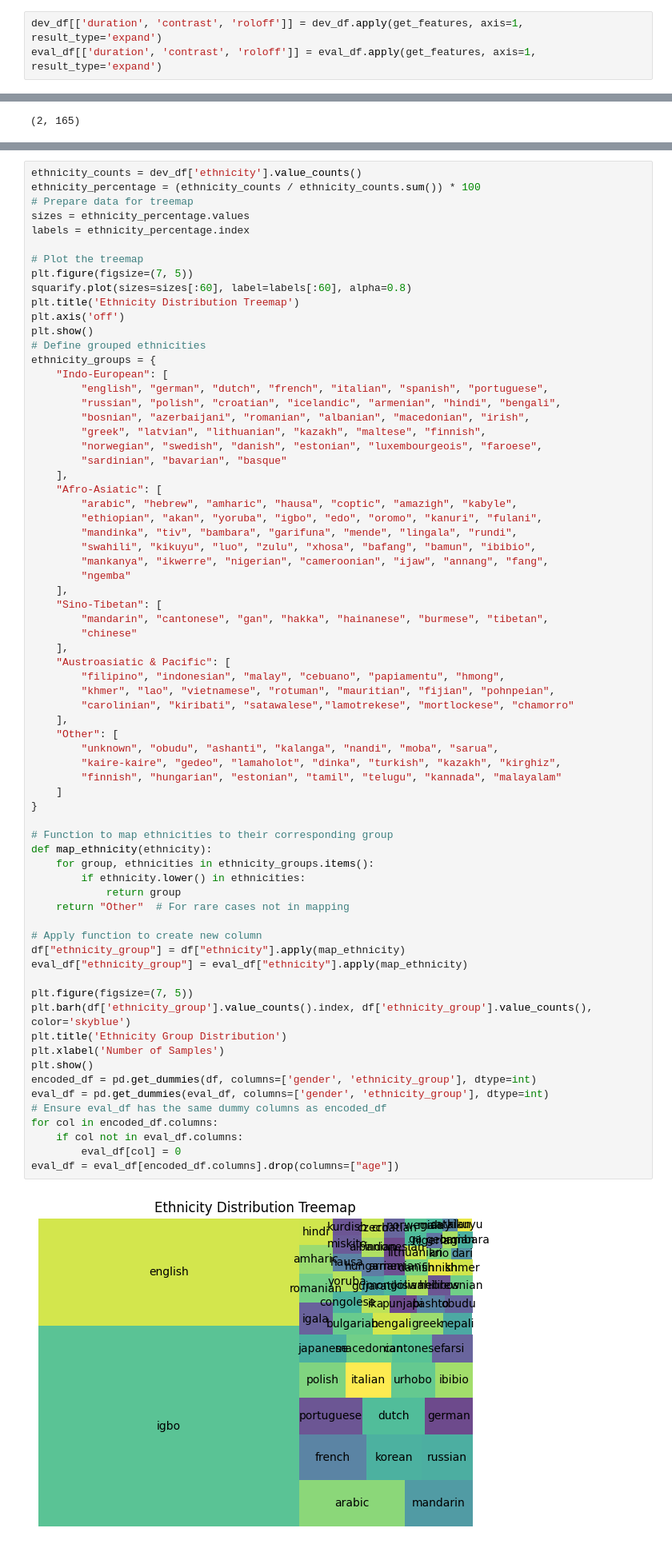
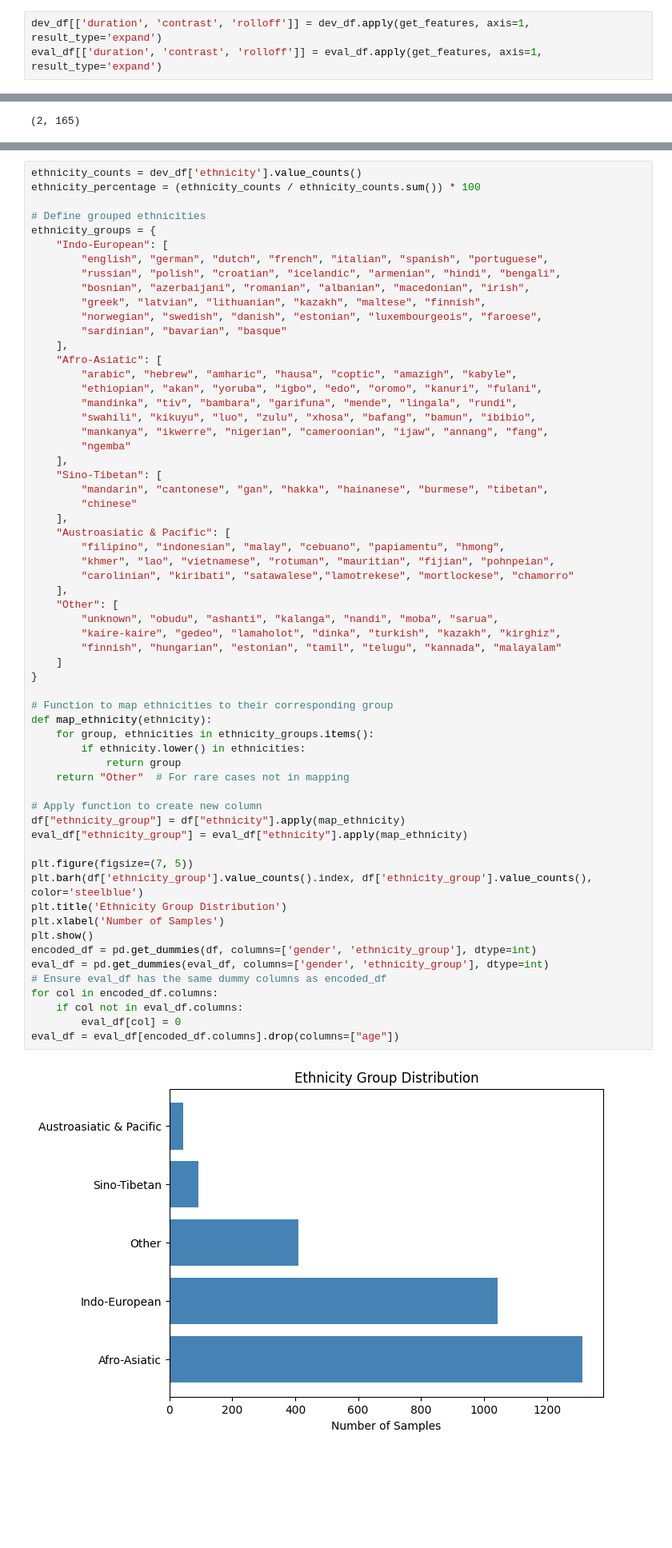
Before and after one commit to d4darius/DSL-AgeDetection, a Jupyter notebook: DSL-AgeDetection.ipynb, the cells around one changed output, grey strips where cells are left out. Shown at 80% size. Drawn from its saved outputs; the diff is of its cells as text; blank space fills up the shorter version.

```diff
--- a/DSL-AgeDetection.ipynb
+++ b/DSL-AgeDetection.ipynb
@@ -90,8 +90,8 @@ def get_features(row):
         return librosa.get_duration(y=y, sr=sr) , spectral_contrast_mean , spectral_rolloff_mean
     return np.nan, np.nan, np.nan, np.nan
 # %%
-dev_df[['duration', 'contrast', 'roloff']] = dev_df.apply(get_features, axis=1, result_type='expand')
-eval_df[['duration', 'contrast', 'roloff']] = eval_df.apply(get_features, axis=1, result_type='expand')
+dev_df[['duration', 'contrast', 'rolloff']] = dev_df.apply(get_features, axis=1, result_type='expand')
+eval_df[['duration', 'contrast', 'rolloff']] = eval_df.apply(get_features, axis=1, result_type='expand')
 # %%
 # define a copy of the df to work on
 df = dev_df.copy()
@@ -176,16 +183,7 @@ Notice that _gender_ only assumes two distinct values ( as expected), while the
 # %%
 ethnicity_counts = dev_df['ethnicity'].value_counts()
 ethnicity_percentage = (ethnicity_counts / ethnicity_counts.sum()) * 100
-# Prepare data for treemap
-sizes = ethnicity_percentage.values
-labels = ethnicity_percentage.index
 
-# Plot the treemap
-plt.figure(figsize=(7, 5))
-squarify.plot(sizes=sizes[:60], label=labels[:60], alpha=0.8)
-plt.title('Ethnicity Distribution Treemap')
-plt.axis('off')
-plt.show()
 # Define grouped ethnicities
 ethnicity_groups = {
     "Indo-European": [
@@ -216,32 +214,32 @@ ethnicity_groups = {
     "Other": [
         "unknown", "obudu", "ashanti", "kalanga", "nandi", "moba", "sarua",
         "kaire-kaire", "gedeo", "lamaholot", "dinka", "turkish", "kazakh", "kirghiz",
         "finnish", "hungarian", "estonian", "tamil", "telugu", "kannada", "malayalam"
     ]
 }
 
 # Function to map ethnicities to their corresponding group
 def map_ethnicity(ethnicity):
     for group, ethnicities in ethnicity_groups.items():
         if ethnicity.lower() in ethnicities:
             return group
     return "Other"  # For rare cases not in mapping
 
 # Apply function to create new column
 df["ethnicity_group"] = df["ethnicity"].apply(map_ethnicity)
 eval_df["ethnicity_group"] = eval_df["ethnicity"].apply(map_ethnicity)
 
 plt.figure(figsize=(7, 5))
-plt.barh(df['ethnicity_group'].value_counts().index, df['ethnicity_group'].value_counts(), color='skyblue')
+plt.barh(df['ethnicity_group'].value_counts().index, df['ethnicity_group'].value_counts(), color='steelblue')
 plt.title('Ethnicity Group Distribution')
 plt.xlabel('Number of Samples')
 plt.show()
 encoded_df = pd.get_dummies(df, columns=['gender', 'ethnicity_group'], dtype=int)
 eval_df = pd.get_dummies(eval_df, columns=['gender', 'ethnicity_group'], dtype=int)
 # Ensure eval_df has the same dummy columns as encoded_df
 for col in encoded_df.columns:
     if col not in eval_df.columns:
         eval_df[col] = 0
 eval_df = eval_df[encoded_df.columns].drop(columns=["age"])
 # %% [output]
-[figure, old version]
+[figure, new version]
```
Also changed, not shown: parts of 25 cells of this notebook, 3 other files.
